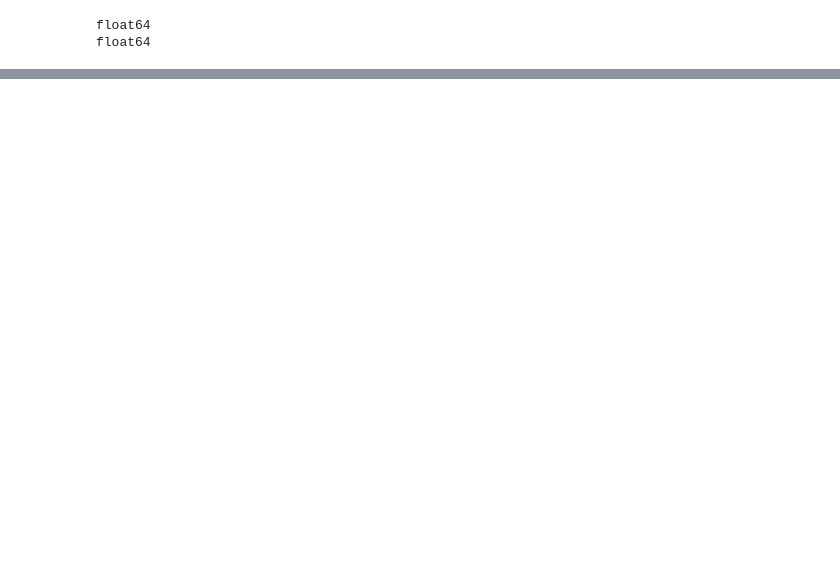
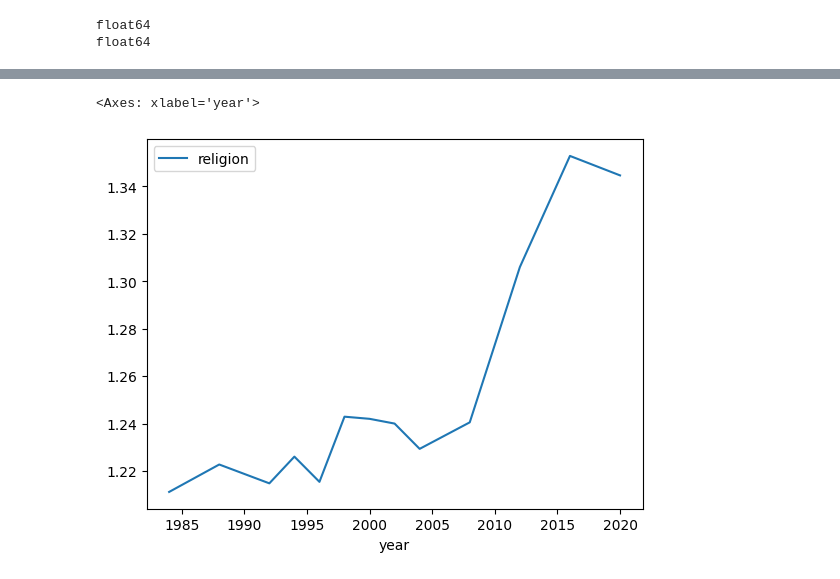
Before and after one commit to VUDataSci/data-presentation-eleanorbeers, a Jupyter notebook: eda_project_anes.ipynb, the cells around one changed output, grey strips where cells are left out. Drawn from its saved outputs; the diff is of its cells as text; code cells hidden in the pictures; blank space fills up the shorter version.

```diff
--- a/eda_project_anes.ipynb
+++ b/eda_project_anes.ipynb
@@ -29,0 +167,11 @@ float64
+# %%
+# Now lets look at the trend of religious affiliation over time
+# Find average percentage of religious people per year
+# line graph (x = year, y = average percentage of religious people)
+
+df4 = df.groupby('year')['religion'].mean().reset_index()
+df4.head()
+df4.plot(x='year', y='religion', kind='line')
+# %% [output]
+<Axes: xlabel='year'>
+[figure, added]
```
Also changed, not shown: parts of 17 cells of this notebook.
